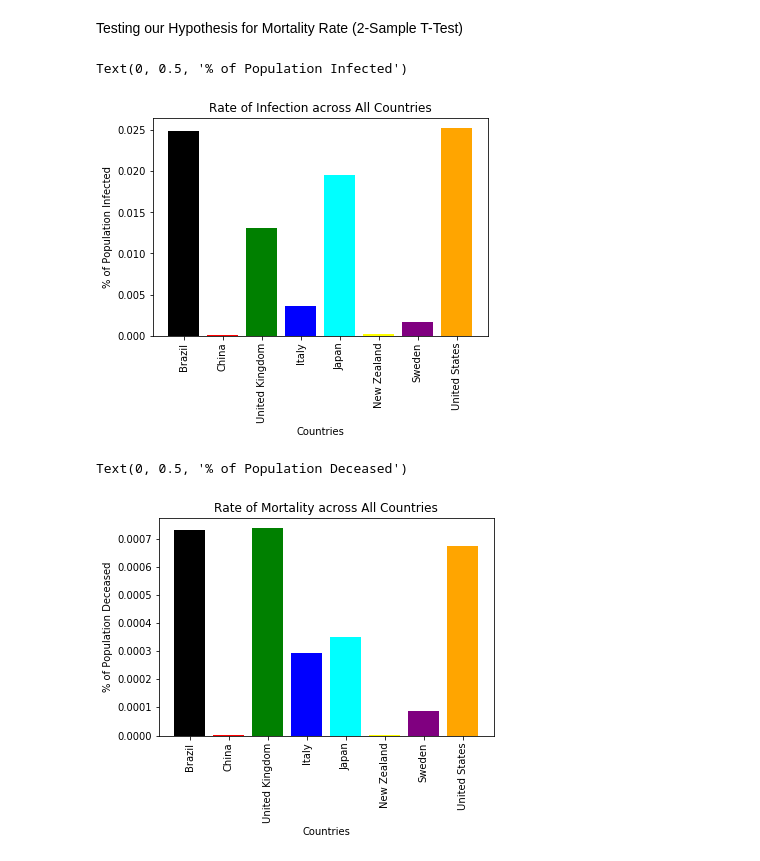
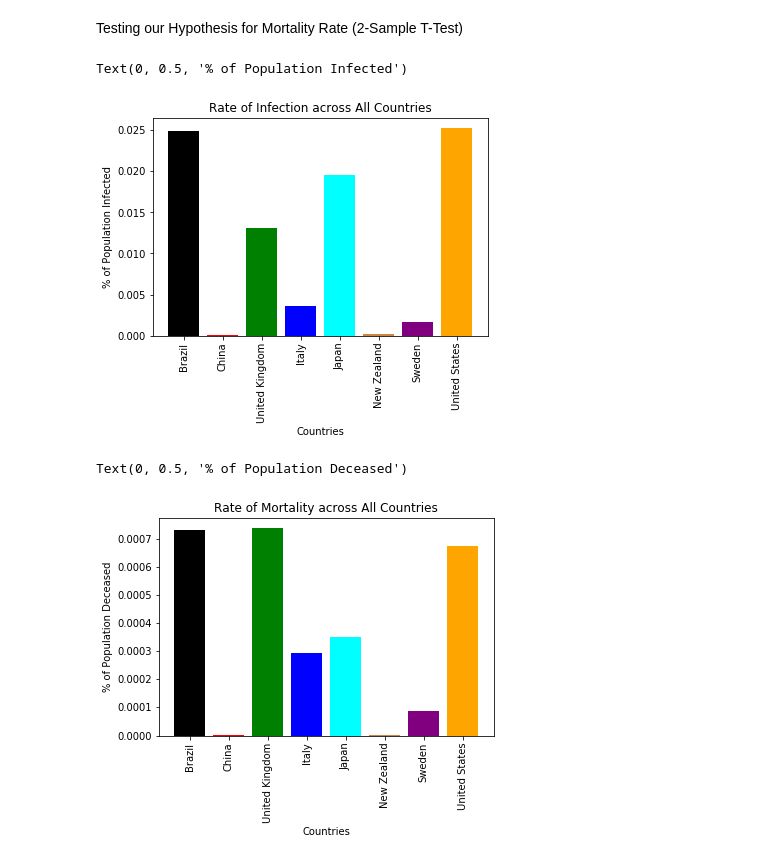
Before and after one commit to rejane-b/Project_1, a Jupyter notebook: Daily_Cases_Total_Cases.ipynb, the cells around one changed output. Drawn from its saved outputs; the diff is of its cells as text; code cells hidden in the pictures.

```diff
--- a/Daily_Cases_Total_Cases.ipynb
+++ b/Daily_Cases_Total_Cases.ipynb
@@ -242,21 +242,21 @@ Testing our Hypothesis for Mortality Rate (2-Sample T-Test)
 #stats.ttest_ind(population1.Percent_Deceased, population2.Percent_Deceased, equal_var=False)
 # %%
 plt.bar(perc_summ['CountryName'],perc_summ['Percent_Infected'],\
-        color=['black', 'red', 'green', 'blue', 'cyan','yellow','purple','orange'])
+        color=['black', 'red', 'green', 'blue', 'cyan','peru','purple','orange'])
 plt.xticks(rotation='vertical')
 plt.title('Rate of Infection across All Countries')
 plt.xlabel('Countries')
 plt.ylabel('% of Population Infected')
 # %% [output]
 Text(0, 0.5, '% of Population Infected')
-[figure, old version]
+[figure, new version]
 # %%
 plt.bar(perc_summ['CountryName'],perc_summ['Percent_Deceased'],\
-        color=['black', 'red', 'green', 'blue', 'cyan','yellow','purple','orange'])
+        color=['black', 'red', 'green', 'blue', 'cyan','peru','purple','orange'])
 plt.xticks(rotation='vertical')
 plt.title('Rate of Mortality across All Countries')
 plt.xlabel('Countries')
 plt.ylabel('% of Population Deceased')
 # %% [output]
 Text(0, 0.5, '% of Population Deceased')
-[figure, old version]
+[figure, new version]
```
